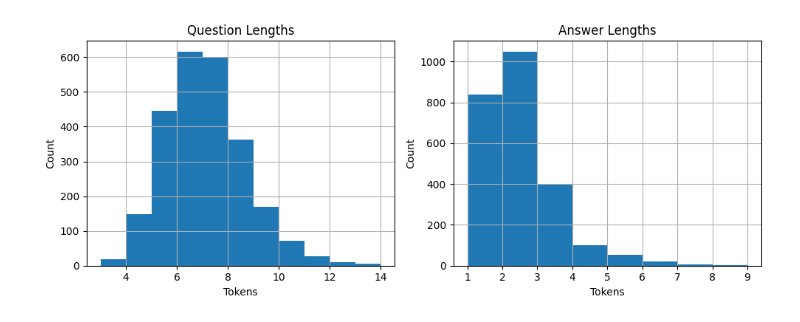
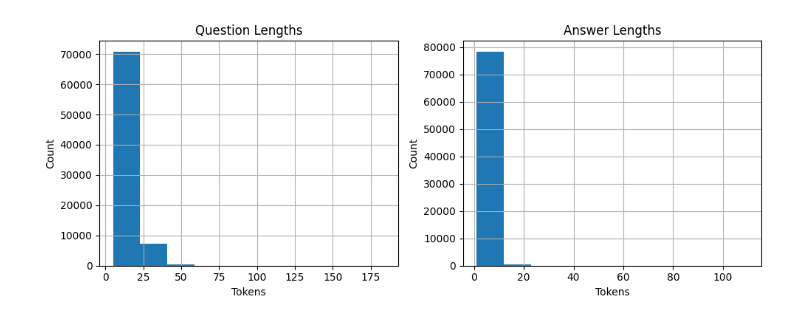
Before and after one commit to dries02/cbqa-ood, a Jupyter notebook: notebooks/eda.ipynb, the cells around one changed output. Saved outputs shown, nothing was run; the diff lists cells and outputs as text; code cells hidden in the pictures.

Commit message:
some folder restructuring, made script for training, modular training, improved qadataset, cleaned eval code

```diff
--- a/notebooks/eda.ipynb
+++ b/notebooks/eda.ipynb
@@ -4,7 +5,10 @@ import pandas as pd
 # %%
-train_df = pd.read_json("../data/webquestions/webquestions-train.json")
-dev_df = pd.read_json("../data/webquestions/webquestions-dev.json")
-merged_df = pd.read_parquet("../data/webquestions/webquestions-merged.parquet")
+dataset = "triviaqa"
+tokenizer = BartTokenizer.from_pretrained("facebook/bart-large")
+
+train_df = pd.read_json(f"../data/{dataset}/{dataset}-train.jsonl", lines=True)
+dev_df = pd.read_json(f"../data/{dataset}/{dataset}-dev.jsonl", lines=True)
+merged_df = pd.read_parquet(f"../data/{dataset}/{dataset}-merged.parquet")
 
 print(f"train: {len(train_df)}")
 print(f"dev: {len(dev_df)}")
@@ -15,6 +19,15 @@ for label in ["in", "near-ood", "far-ood"]:
     print(f"test {label}: {count}")
 
 
-print(train_df["question"].apply(lambda q: len(q.split())).describe())
-print(train_df["answers"].apply(lambda a: len(a[0].split())).describe())
+# Check actual token lengths
+train_df["answer_token_lengths"] = train_df["answers"].apply(
+    lambda answer_list: max(
+        len(tokenizer.encode(ans, add_special_tokens=False))
+        for ans in answer_list
+    )
+)
+
+print(f"Max token length: {train_df["answer_token_lengths"].max()}")
+print(f"Mean token length: {train_df["answer_token_lengths"].mean():.1f}")
+print(f"95th percentile: {train_df["answer_token_lengths"].quantile(0.95):.0f}")
 # %% [output]
@@ -38,17 +43,19 @@ Name: answers, dtype: float64
 # %%
+
+
 fig, axes = plt.subplots(1, 2, figsize=(10, 4))
-train_df["question"].apply(lambda q: len(q.split())).hist(ax=axes[0], bins=range(3, 15, 1))
+train_df["question"].apply(lambda q: len(q.split())).hist(ax=axes[0])
 axes[0].set_title("Question Lengths")
 axes[0].set_xlabel("Tokens")
 axes[0].set_ylabel("Count")
 
-train_df["answers"].apply(lambda a: len(a[0].split())).hist(ax=axes[1], bins=range(1, 10, 1))
+train_df["answers"].apply(lambda a: len(a[0].split())).hist(ax=axes[1])
 axes[1].set_title("Answer Lengths")
 axes[1].set_xlabel("Tokens")
 axes[1].set_ylabel("Count")
 
 plt.tight_layout()
 plt.show()
 # %% [output]
-[figure, old version]
+[figure, new version]
 # %%
```
Also changed, not shown: parts of 3 cells of this notebook, 12 other files.
